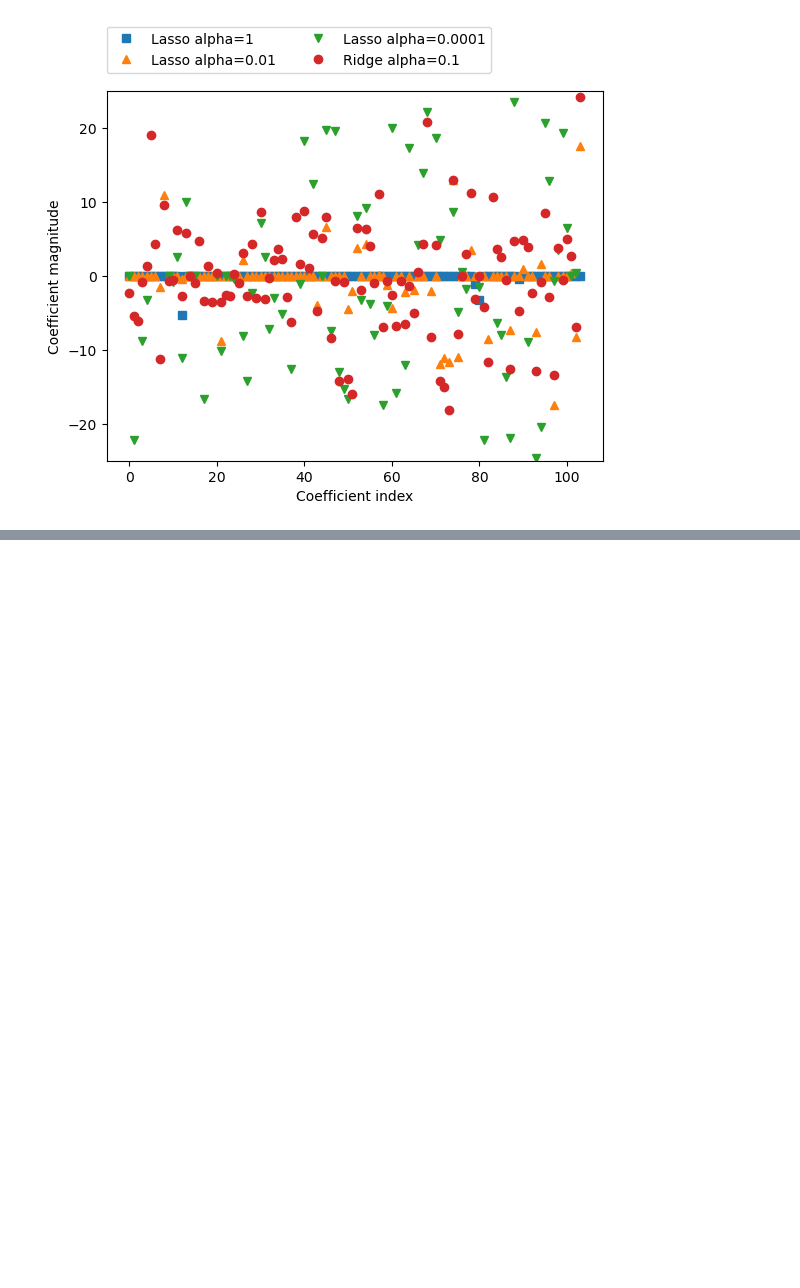
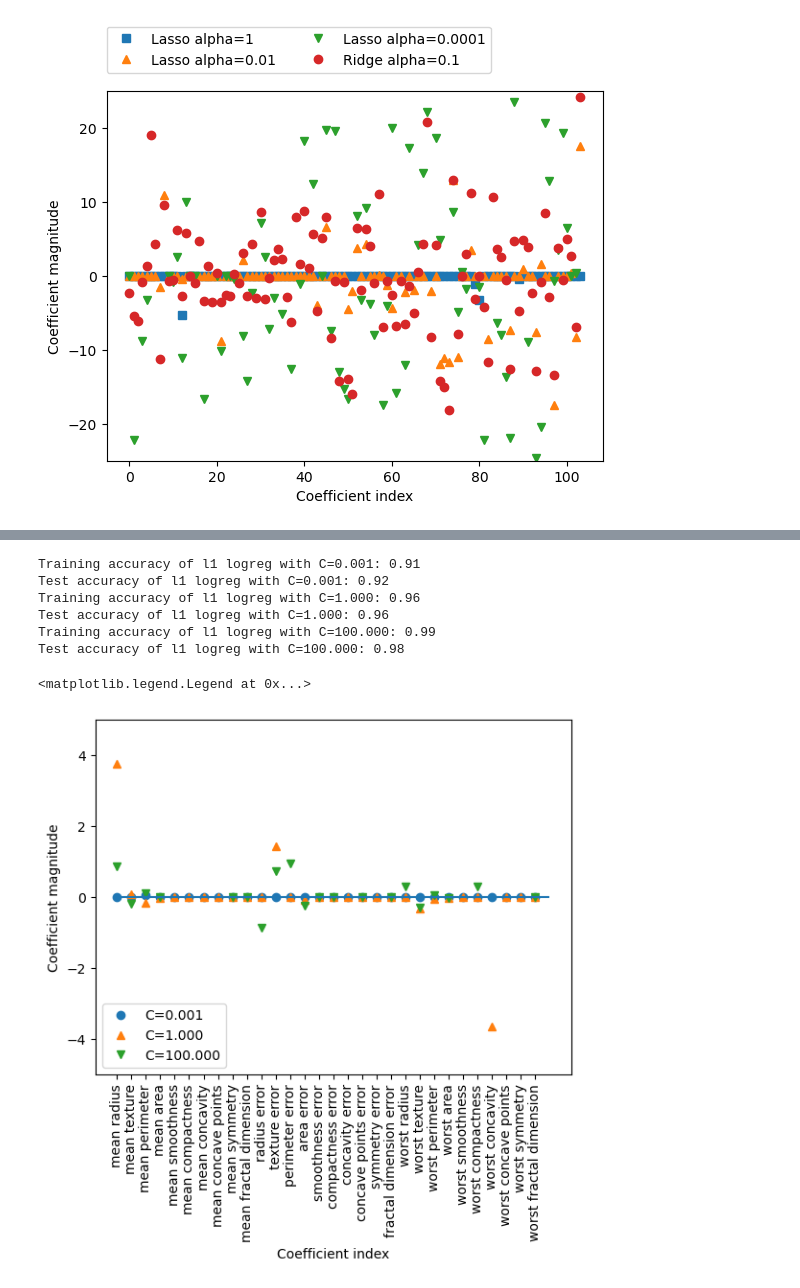
Before and after one commit to oouoz442/mml_IntorductionToMachineLearningWithPython, a Jupyter notebook: Chapter2_Inroduction_To_ML_With_Python.ipynb, the cells around one changed output, grey strips where cells are left out. Drawn from its saved outputs; the diff is of its cells as text; code cells hidden in the pictures; blank space fills up the shorter version.

```diff
--- a/Chapter2_Inroduction_To_ML_With_Python.ipynb
+++ b/Chapter2_Inroduction_To_ML_With_Python.ipynb
@@ -590,0 +720,31 @@ Text(0, 0.5, 'Coefficient magnitude')
+# %%
+# If we desire a more interpretable model, using L1 regularization might help, as it limits
+# the model to using only a few features. Here is the coefficient plot and classification
+# accuracies for L1 regularization:
+for C, marker in zip([0.001, 1, 100], ['o', '^', 'v']):
+    lr_l1 = LogisticRegression(C=C, penalty="l1", solver="liblinear", max_iter=1000).fit(X_train, y_train)
+    print("Training accuracy of l1 logreg with C={:.3f}: {:.2f}".format(
+        C, lr_l1.score(X_train, y_train)))
+    print("Test accuracy of l1 logreg with C={:.3f}: {:.2f}".format(
+        C, lr_l1.score(X_test, y_test)))
+    plt.plot(lr_l1.coef_.T, marker, label="C={:.3f}".format(C))
+
+plt.xticks(range(cancer.data.shape[1]), cancer.feature_names, rotation=90)
+plt.hlines(0, 0, cancer.data.shape[1])
+plt.xlabel("Coefficient index")
+plt.ylabel("Coefficient magnitude")
+
+plt.ylim(-5, 5)
+plt.legend(loc=3)
+
+# Coefficients learned by logistic regression with L1 penalty on the Breast Cancer dataset for
+# different values of C
+# %% [output]
+Training accuracy of l1 logreg with C=0.001: 0.91
+Test accuracy of l1 logreg with C=0.001: 0.92
+Training accuracy of l1 logreg with C=1.000: 0.96
+Test accuracy of l1 logreg with C=1.000: 0.96
+Training accuracy of l1 logreg with C=100.000: 0.99
+Test accuracy of l1 logreg with C=100.000: 0.98
+<matplotlib.legend.Legend at 0x...>
+[figure, added]
```
Also changed, not shown: parts of 15 cells of this notebook.
